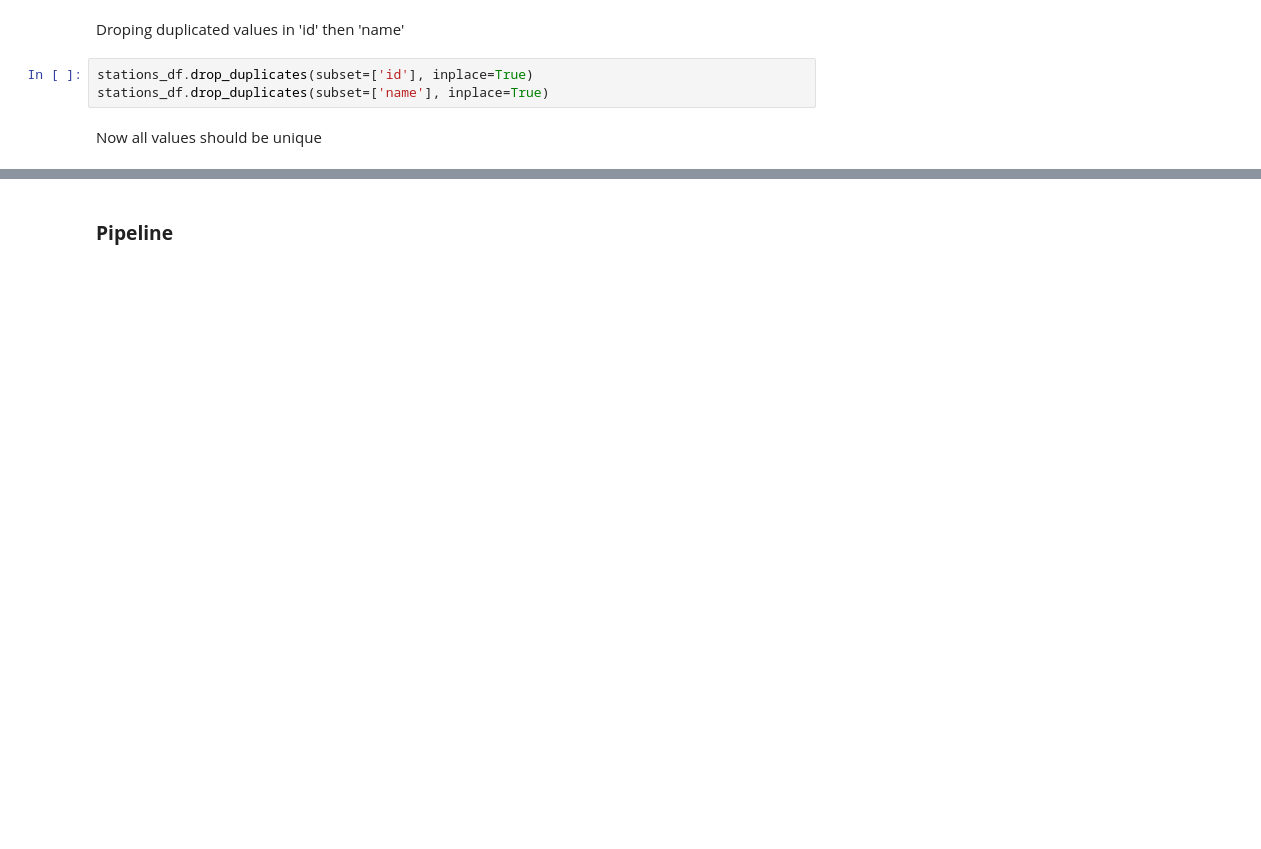
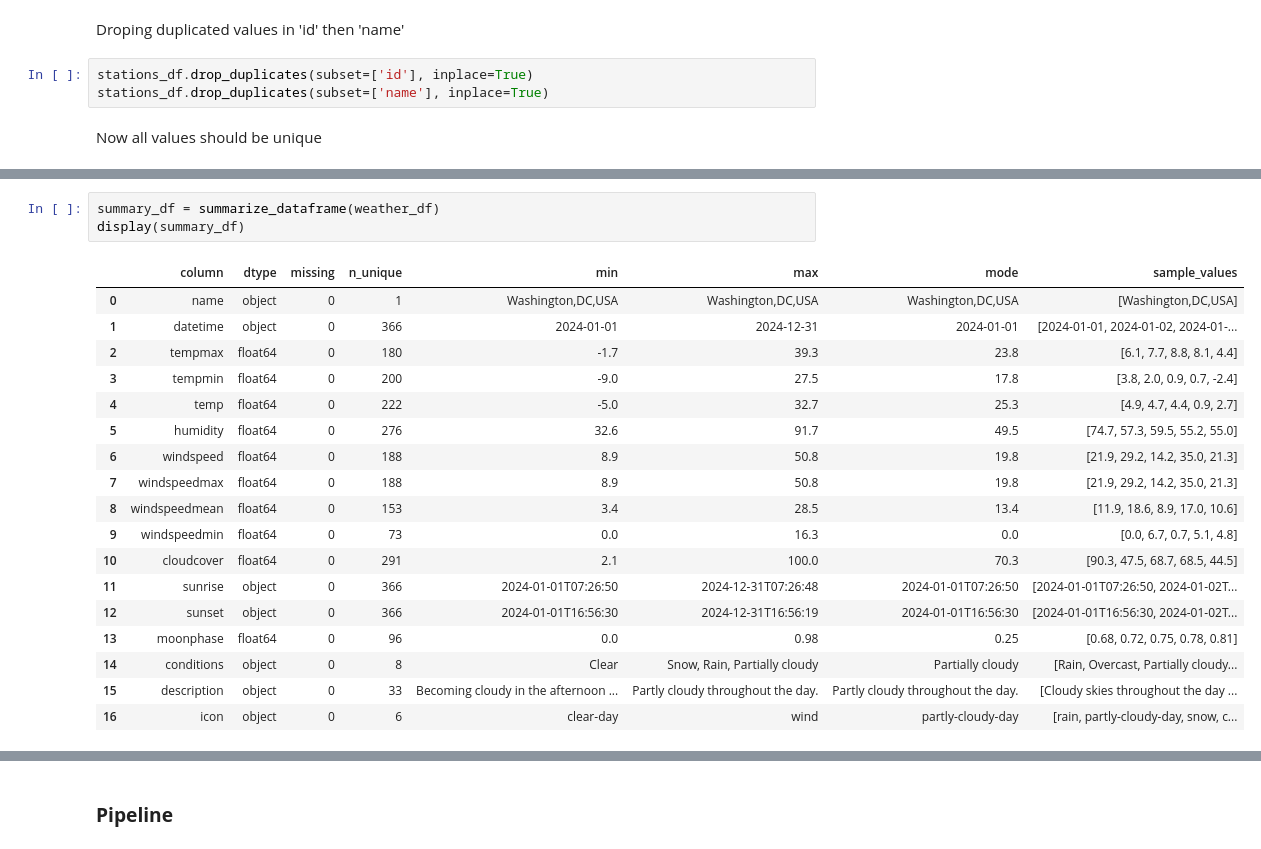
Before and after one commit to reham-shaban/DM-homework, a Jupyter notebook: Data_Mining_Homework.ipynb, the cells around one changed output, grey strips where cells are left out. Cells and saved outputs as stored; diff of their text form; blank space fills up the shorter version.

```diff
--- a/Data_Mining_Homework.ipynb
+++ b/Data_Mining_Homework.ipynb
@@ -1213,0 +1294,22 @@ stations_df.to_csv('clean_data/stations.csv', index=False)
+# %%
+summary_df = summarize_dataframe(weather_df)
+display(summary_df)
+# %% [output]
+|  | column | dtype | missing | n_unique | min | max | mode | sample_values |
+| 0 | name | object | 0 | 1 | Washington,DC,USA | Washington,DC,USA | Washington,DC,USA | [Washington,DC,USA] |
+| 1 | datetime | object | 0 | 366 | 2024-01-01 | 2024-12-31 | 2024-01-01 | [2024-01-01, 2024-01-02, 2024-01-... |
+| 2 | tempmax | float64 | 0 | 180 | -1.7 | 39.3 | 23.8 | [6.1, 7.7, 8.8, 8.1, 4.4] |
+| 3 | tempmin | float64 | 0 | 200 | -9.0 | 27.5 | 17.8 | [3.8, 2.0, 0.9, 0.7, -2.4] |
+| 4 | temp | float64 | 0 | 222 | -5.0 | 32.7 | 25.3 | [4.9, 4.7, 4.4, 0.9, 2.7] |
+| 5 | humidity | float64 | 0 | 276 | 32.6 | 91.7 | 49.5 | [74.7, 57.3, 59.5, 55.2, 55.0] |
+| 6 | windspeed | float64 | 0 | 188 | 8.9 | 50.8 | 19.8 | [21.9, 29.2, 14.2, 35.0, 21.3] |
+| 7 | windspeedmax | float64 | 0 | 188 | 8.9 | 50.8 | 19.8 | [21.9, 29.2, 14.2, 35.0, 21.3] |
+| 8 | windspeedmean | float64 | 0 | 153 | 3.4 | 28.5 | 13.4 | [11.9, 18.6, 8.9, 17.0, 10.6] |
+| 9 | windspeedmin | float64 | 0 | 73 | 0.0 | 16.3 | 0.0 | [0.0, 6.7, 0.7, 5.1, 4.8] |
+| 10 | cloudcover | float64 | 0 | 291 | 2.1 | 100.0 | 70.3 | [90.3, 47.5, 68.7, 68.5, 44.5] |
+| 11 | sunrise | object | 0 | 366 | 2024-01-01T07:26:50 | 2024-12-31T07:26:48 | 2024-01-01T07:26:50 | [2024-01-01T07:26:50, 2024-01-02T... |
+| 12 | sunset | object | 0 | 366 | 2024-01-01T16:56:30 | 2024-12-31T16:56:19 | 2024-01-01T16:56:30 | [2024-01-01T16:56:30, 2024-01-02T... |
+| 13 | moonphase | float64 | 0 | 96 | 0.0 | 0.98 | 0.25 | [0.68, 0.72, 0.75, 0.78, 0.81] |
+| 14 | conditions | object | 0 | 8 | Clear | Snow, Rain, Partially cloudy | Partially cloudy | [Rain, Overcast, Partially cloudy... |
+| 15 | description | object | 0 | 33 | Becoming cloudy in the afternoon ... | Partly cloudy throughout the day. | Partly cloudy throughout the day. | [Cloudy skies throughout the day ... |
+| 16 | icon | object | 0 | 6 | clear-day | wind | partly-cloudy-day | [rain, partly-cloudy-day, snow, c... |
```
Also changed, not shown: parts of 160 cells of this notebook.
